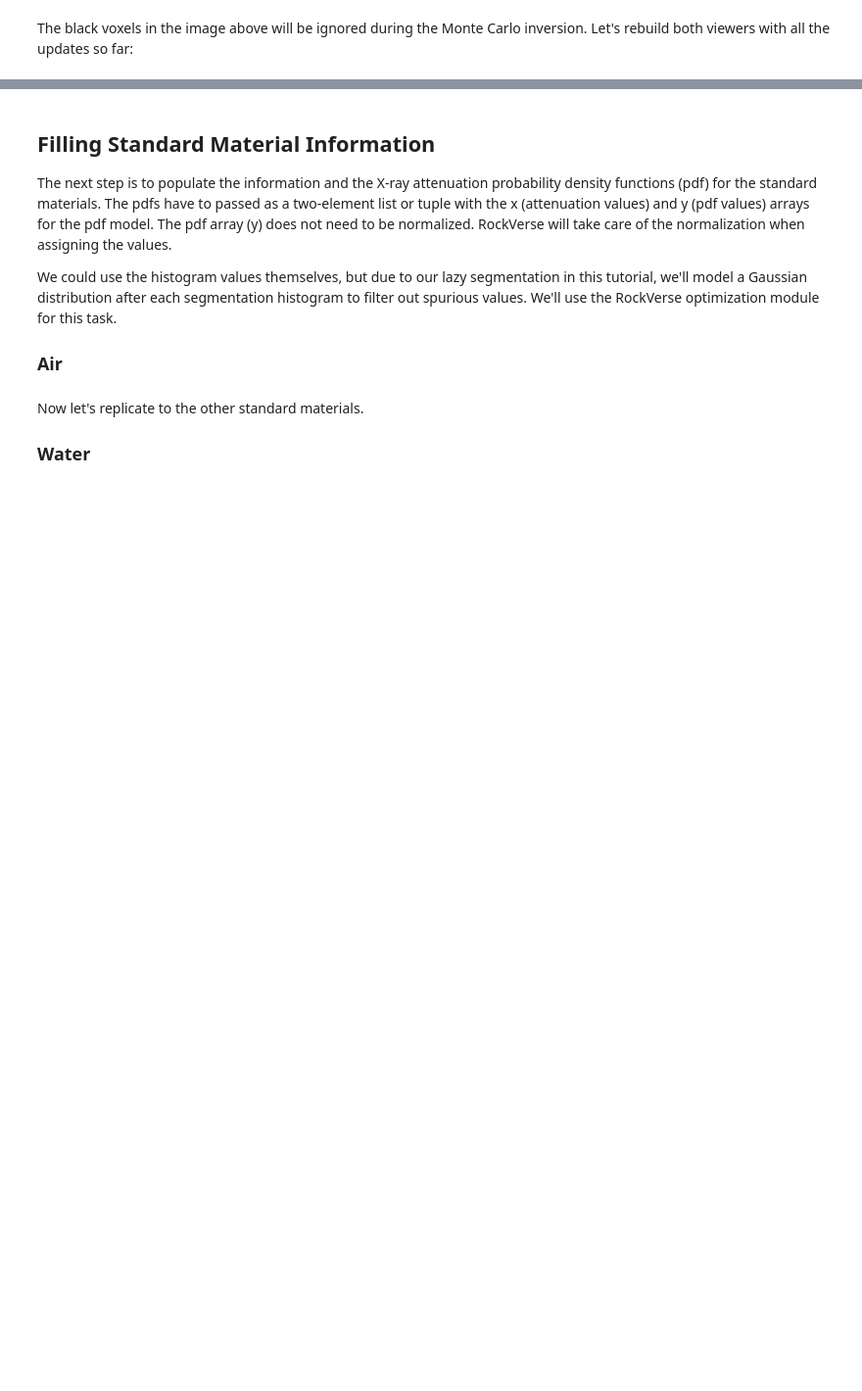
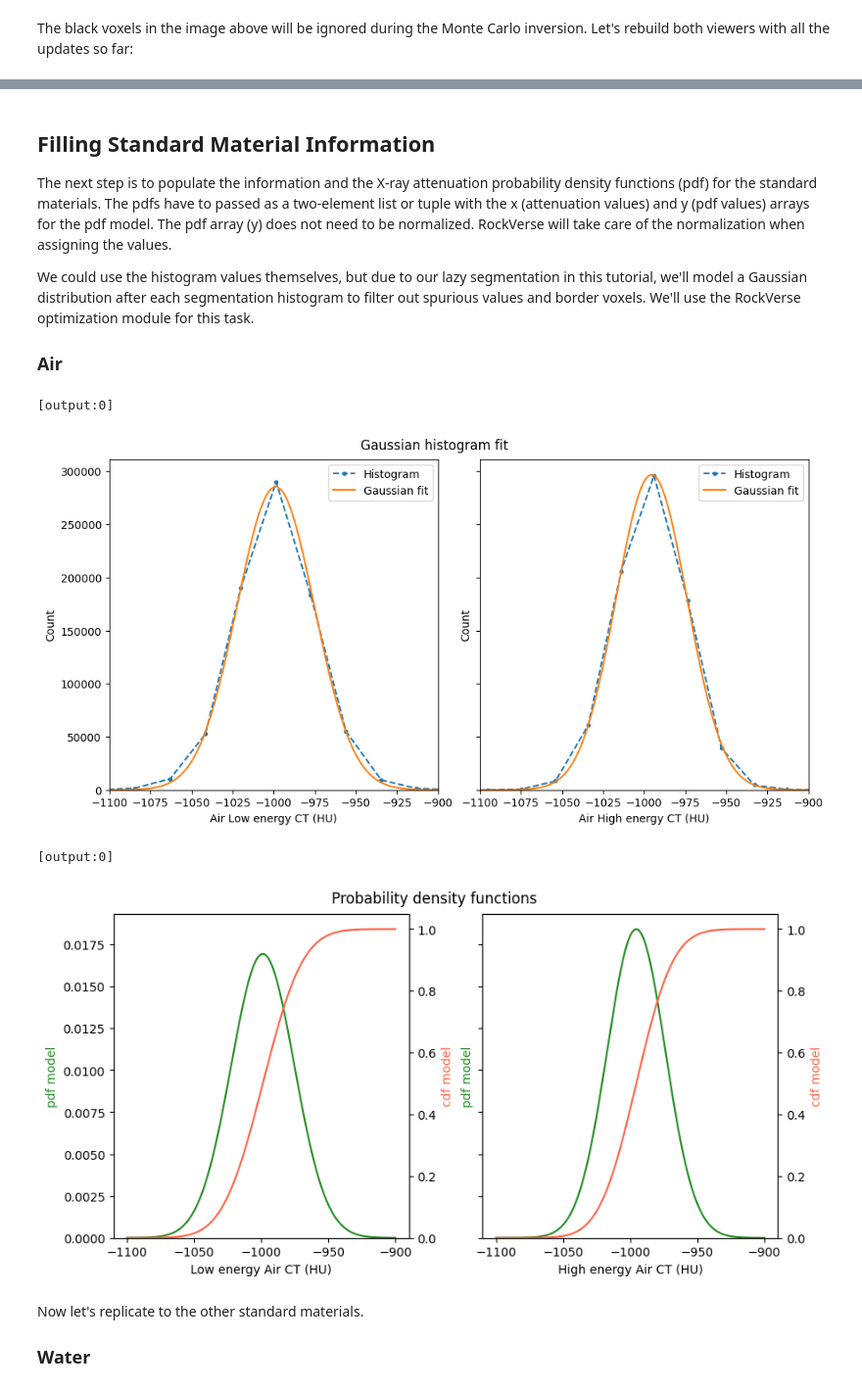
Before and after one commit to rodolfovictor/rockverse, a Jupyter notebook: docs/source/tutorials/digitalrock/dual_energy/C04B21_Pre.ipynb, the cells around one changed output, grey strips where cells are left out. Shown at 98% size. Cells and saved outputs as stored; diff of their text form; code cells hidden in the pictures; blank space fills up the shorter version.

```diff
--- a/docs/source/tutorials/digitalrock/dual_energy/C04B21_Pre.ipynb
+++ b/docs/source/tutorials/digitalrock/dual_energy/C04B21_Pre.ipynb
@@ -334,7 +289,7 @@ if rv.config.mpi_rank != 0:
 The next step is to populate the information and the X-ray attenuation probability density functions (pdf) for the standard materials. The pdfs have to passed as a two-element list or tuple with the x (attenuation values) and y (pdf values) arrays for the pdf model.
 The pdf array (y) does not need to be normalized. RockVerse will take care of the normalization when assigning the values.
 
-We could use the histogram values themselves, but due to our lazy segmentation in this tutorial, we'll model a Gaussian distribution after each segmentation histogram to filter out spurious values. We'll use the RockVerse optimization module for this task.
+We could use the histogram values themselves, but due to our lazy segmentation in this tutorial, we'll model a Gaussian distribution after each segmentation histogram to filter out spurious values and border voxels. We'll use the RockVerse optimization module for this task.
 
 ### Air
 # %%
@@ -388,44 +343,41 @@ if mpi_rank == 0:
 # Now fill in necessary fields in dectgroup
 # Note: setting or getting pdf's is a collective MPI call,
 # make sure all the processes run it (e.g. don't use if 'mpi_rank == 0')
 dectgroup.calibration_material[cm_index].description = name
 dectgroup.calibration_material[cm_index].lowE_pdf = (x_fit, y_fit_low)
 dectgroup.calibration_material[cm_index].highE_pdf = (x_fit, y_fit_high)
 
 # RockVerse will normalize the pdf values before assigning them.
 # Let's check that also (again, make sure all processes run these two lines)
 x_lowE_pdf, y_lowE_pdf = dectgroup.calibration_material[cm_index].lowE_pdf
+_, cdf_low = dectgroup.calibration_material[cm_index].lowE_cdf
+
 x_highE_pdf, y_highE_pdf = dectgroup.calibration_material[cm_index].highE_pdf
-
-# Function to calculate cumulative distribution function (cdf)
-# using the trapezoidal rule:
-def cumtrapz(x, y):
-    sum = 0*x
-    for k in range(1, len(x)):
-        sum[k] += sum[k-1] + (y[k]+y[k-1])*(x[k]-x[k-1])*0.5
-    return sum
-
-cdf_low = cumtrapz(x_lowE_pdf, y_lowE_pdf)
-cdf_high = cumtrapz(x_highE_pdf, y_highE_pdf)
+_, cdf_high = dectgroup.calibration_material[cm_index].highE_cdf
 
 if rv.config.mpi_rank == 0:
     fig, ax = plt.subplots(1, 2, figsize=(9, 4.5),
                            layout='constrained',
                            sharex=True, sharey=True)
     fig.suptitle('Probability density functions')
 
     for k, (x, y, c, E) in enumerate(zip((x_lowE_pdf, x_highE_pdf),
                                          (y_lowE_pdf, y_highE_pdf),
                                          (cdf_low, cdf_high),
                                          ('Low', 'High'))):
         ax[k].plot(x, y, color='forestgreen')
         ax[k].set_xlabel(f'{E} energy Air CT (HU)')
         ax[k].set_ylabel('pdf model', color='forestgreen')
         ax_cdf = ax[k].twinx()
         ax_cdf.plot(x, c, color='tomato')
         ax_cdf.set_ylabel('cdf model', color='tomato')
         ax_cdf.set_ylim(ymin=0)
     ax[0].set_ylim(ymin=0)
+# %% [output]
+[output:0]
+[figure, added]
+[output:0]
+[figure, added]
 # %% [markdown]
 Now let's replicate to the other standard materials.
 
```
Also changed, not shown: parts of 19 cells of this notebook, 7 other files.
